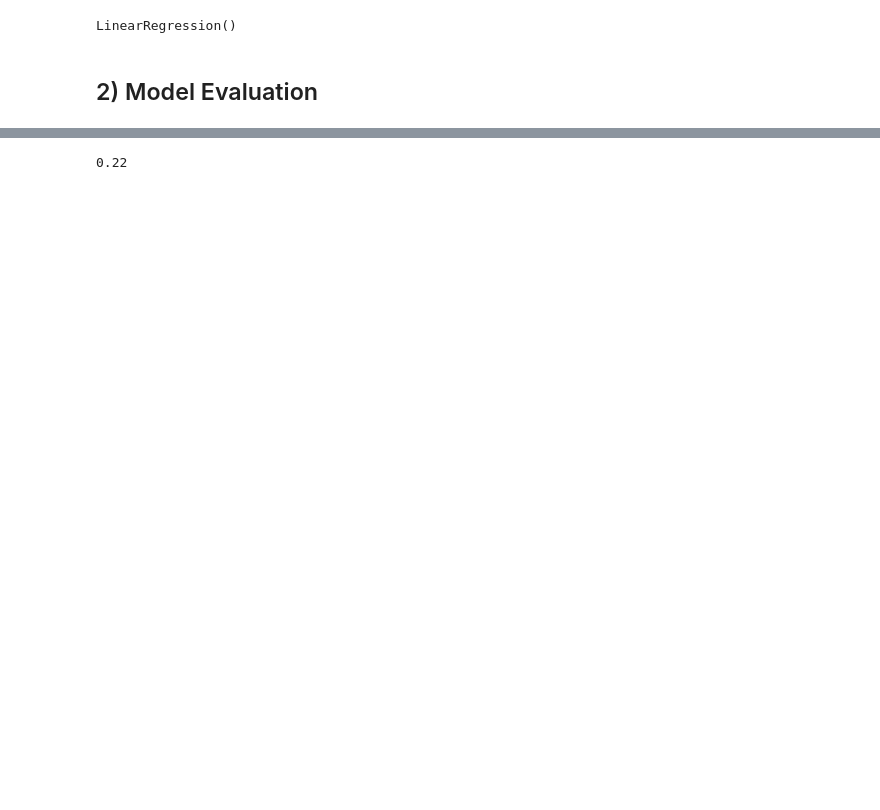
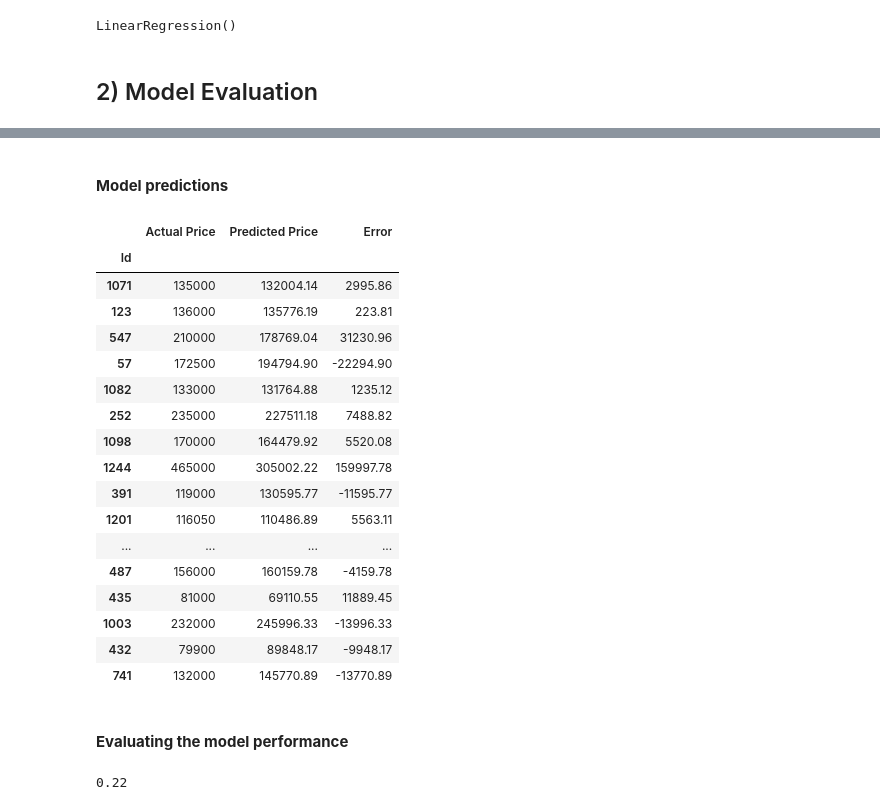
Before and after one commit to rahuljaikishen/house-price-prediction, a Jupyter notebook: notebooks/model-industrialization-1.ipynb, the cells around one changed output, grey strips where cells are left out. Cells and saved outputs as stored; diff of their text form; code cells hidden in the pictures; blank space fills up the shorter version.

Commit message:
showing model prediction and errors on test dataset

```diff
--- a/notebooks/model-industrialization-1.ipynb
+++ b/notebooks/model-industrialization-1.ipynb
@@ -156,5 +154,32 @@ X_test.sample(5)
+# %% [markdown]
+<p style="margin-top:20px"><strong>Model predictions</strong></p>
 # %%
 y_pred = reg_multiple.predict(X_test)
-compute_rmsle(y_test,y_pred)
+y_pred
+comparison_frame = pd.DataFrame({'Actual Price':y_test,'Predicted Price':np.round(y_pred,2),'Error':np.round(y_test-y_pred,2)}, columns=['Actual Price','Predicted Price','Error'], index=y_test.index)
+comparison_frame.sample(20)
 # %% [output]
-0.22
+|  | Actual Price | Predicted Price | Error |
+| Id |  |  |  |
+| 1071 | 135000 | 132004.14 | 2995.86 |
+| 123 | 136000 | 135776.19 | 223.81 |
+| 547 | 210000 | 178769.04 | 31230.96 |
+| 57 | 172500 | 194794.90 | -22294.90 |
+| 1082 | 133000 | 131764.88 | 1235.12 |
+| 252 | 235000 | 227511.18 | 7488.82 |
+| 1098 | 170000 | 164479.92 | 5520.08 |
+| 1244 | 465000 | 305002.22 | 159997.78 |
+| 391 | 119000 | 130595.77 | -11595.77 |
+| 1201 | 116050 | 110486.89 | 5563.11 |
+| ... | ... | ... | ... |
+| 487 | 156000 | 160159.78 | -4159.78 |
+| 435 | 81000 | 69110.55 | 11889.45 |
+| 1003 | 232000 | 245996.33 | -13996.33 |
+| 432 | 79900 | 89848.17 | -9948.17 |
+| 741 | 132000 | 145770.89 | -13770.89 |
+# %% [markdown]
+<p style="margin-top:20px"><strong>Evaluating the model performance</strong></p>
+# %%
+compute_rmsle(y_test,y_pred)
+# %% [output]
+0.22
```
Also changed, not shown: parts of 22 cells of this notebook.
